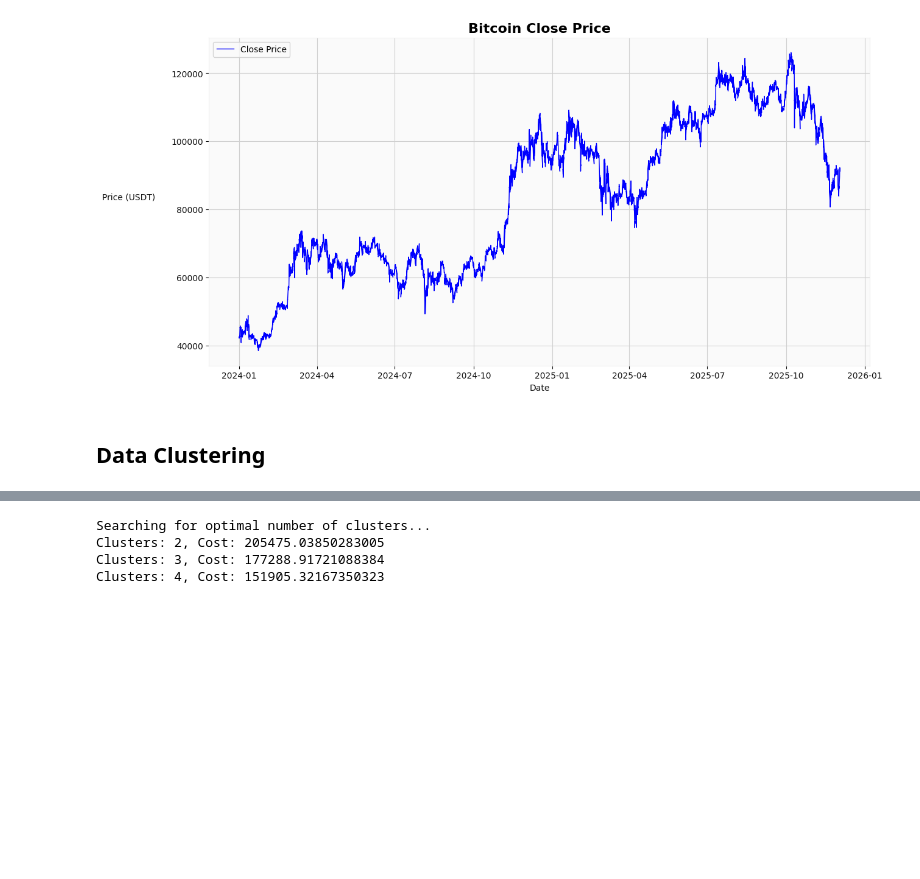
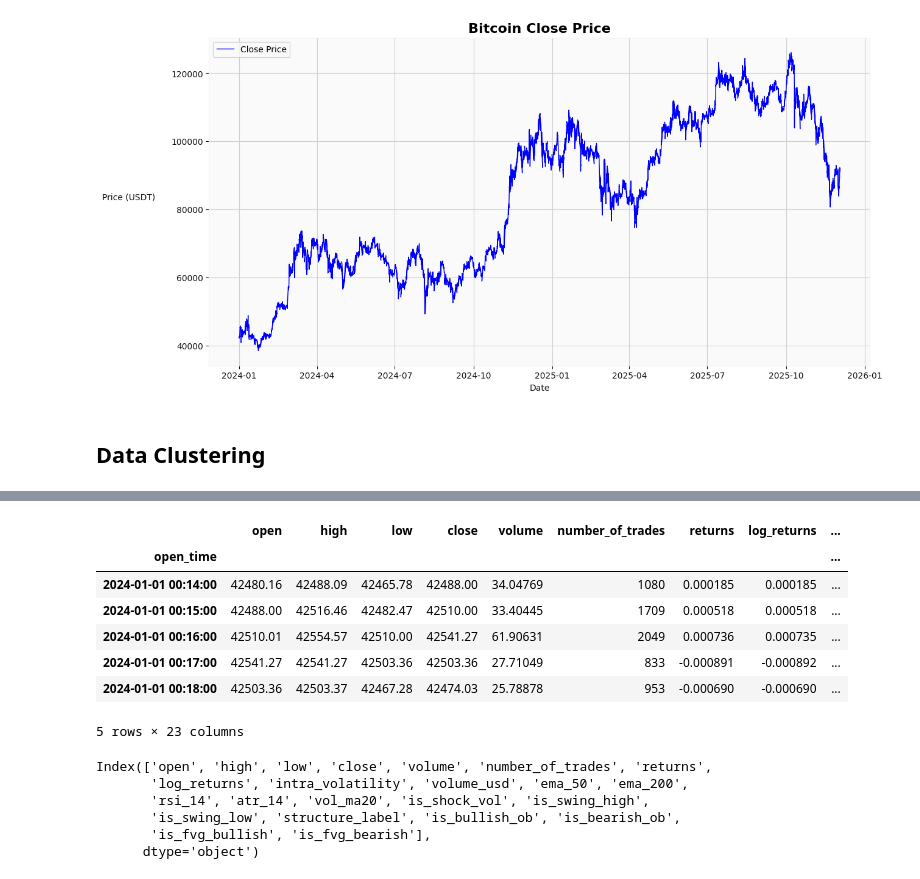
Before and after one commit to Bui-Minh-Quan/Data-Mining-Project, a Jupyter notebook: Notebooks/numerical_data_mining.ipynb, the cells around one changed output, grey strips where cells are left out. Saved outputs shown, nothing was run; the diff lists cells and outputs as text; code cells hidden in the pictures; blank space fills up the shorter version.

```diff
--- a/Notebooks/numerical_data_mining.ipynb
+++ b/Notebooks/numerical_data_mining.ipynb
@@ -723,42 +645,22 @@ array([-0.52970963, -0.26352262, -0.70907689, -0.56553803,  0.        ,
-# %%
-from kmodes.kprototypes import KPrototypes
-
-# range of clusters to try
-k_range = range(2, 10)
-costs = []
-
-# Sample the data for faster computation
-sample_size = 50000
-if len(X) > sample_size:
-    np.random.seed(42)
-    sample_indices = np.random.choice(len(X), size=sample_size, replace=False)
-    X_sampled = X[sample_indices]
-else:
-    print("Dataset smaller than sample size, using full dataset.")
-    X_sampled = X
-
-print("Searching for optimal number of clusters...")
-
-for k in k_range:
-    # n_init = 3 => run the algorithm 3 times with different initializations
-    kproto = KPrototypes(n_clusters=k, init='Cao', n_init=3, verbose=0, random_state=42)
-
-    # fit the model
-    kproto.fit(X_sampled, categorical=cat_indices)
-    costs.append(kproto.cost_)
-    print(f"Clusters: {k}, Cost: {kproto.cost_}")
-
-# Plot the Elbow Curve
-plt.figure(figsize=(10, 6))
-plt.plot(k_range, costs, marker='o')
-plt.title('Elbow Method for Optimal K in K-Prototypes', fontsize=16, weight='bold')
-plt.xlabel('Number of Clusters (K)')
-plt.ylabel('Cost')
-plt.xticks(k_range)
-plt.grid()
-plt.show()
-# %% [output]
-Searching for optimal number of clusters...
-Clusters: 2, Cost: 205475.03850283005
-Clusters: 3, Cost: 177288.91721088384
-Clusters: 4, Cost: 151905.32167350323
+# %%
+df_featured = pd.read_csv("Data/bitcoin_data_feature_engineered.csv", parse_dates=['open_time'])
+df_featured.set_index('open_time', inplace=True)
+df_featured.head()
+# %% [output]
+|  | open | high | low | close | volume | number_of_trades | returns | log_returns | ... |
+| open_time |  |  |  |  |  |  |  |  | ... |
+| 2024-01-01 00:14:00 | 42480.16 | 42488.09 | 42465.78 | 42488.00 | 34.04769 | 1080 | 0.000185 | 0.000185 | ... |
+| 2024-01-01 00:15:00 | 42488.00 | 42516.46 | 42482.47 | 42510.00 | 33.40445 | 1709 | 0.000518 | 0.000518 | ... |
+| 2024-01-01 00:16:00 | 42510.01 | 42554.57 | 42510.00 | 42541.27 | 61.90631 | 2049 | 0.000736 | 0.000735 | ... |
+| 2024-01-01 00:17:00 | 42541.27 | 42541.27 | 42503.36 | 42503.36 | 27.71049 | 833 | -0.000891 | -0.000892 | ... |
+| 2024-01-01 00:18:00 | 42503.36 | 42503.37 | 42467.28 | 42474.03 | 25.78878 | 953 | -0.000690 | -0.000690 | ... |
+5 rows × 23 columns
+# %%
+df_featured.columns
+# %% [output]
+Index(['open', 'high', 'low', 'close', 'volume', 'number_of_trades', 'returns',
+       'log_returns', 'intra_volatility', 'volume_usd', 'ema_50', 'ema_200',
+       'rsi_14', 'atr_14', 'vol_ma20', 'is_shock_vol', 'is_swing_high',
+       'is_swing_low', 'structure_label', 'is_bullish_ob', 'is_bearish_ob',
+       'is_fvg_bullish', 'is_fvg_bearish'],
+      dtype='object')
```
Also changed, not shown: parts of 16 cells of this notebook.
